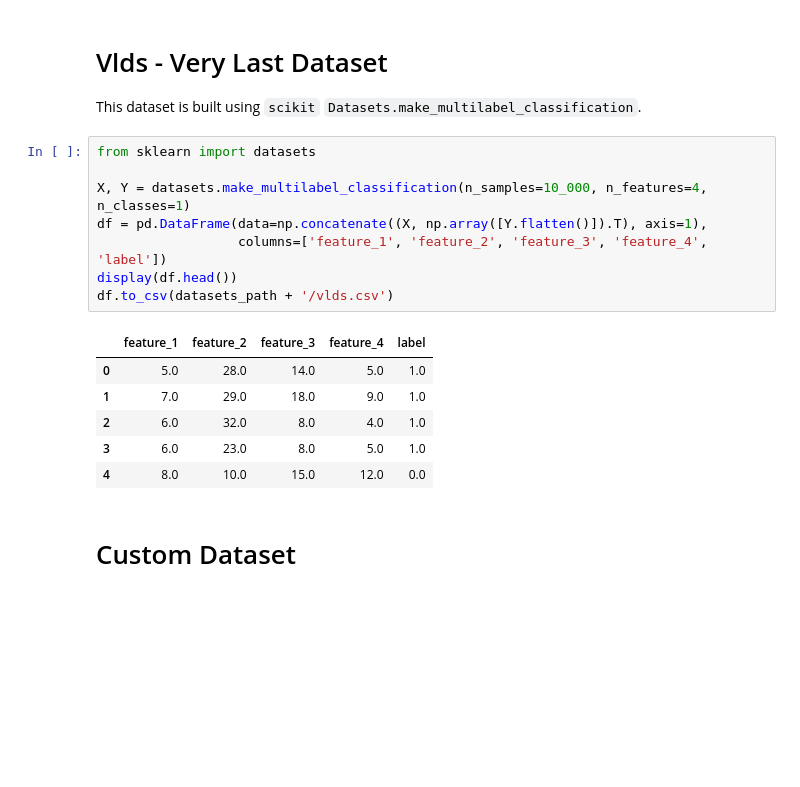
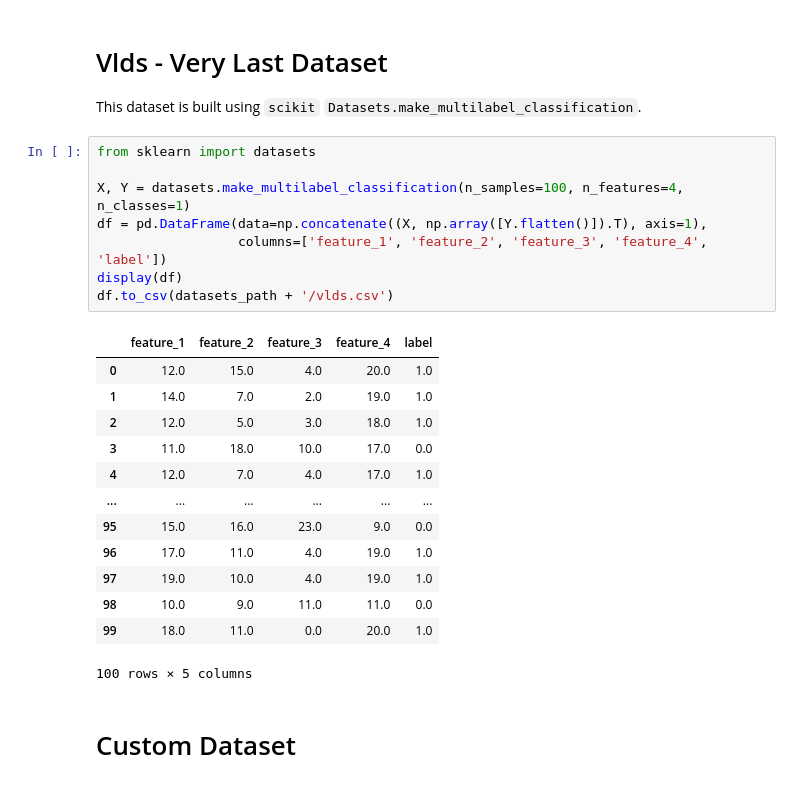
Before and after one commit to lukasbischof/qi-project, a Jupyter notebook: datasets.ipynb, the cells around one changed output. Drawn from its saved outputs; the diff is of its cells as text; blank space fills up the shorter version.

Commit message:
Update datasets

```diff
--- a/datasets.ipynb
+++ b/datasets.ipynb
@@ -138,18 +139,25 @@ This dataset is built using `scikit` `Datasets.make_multilabel_classification`.
 # %%
 from sklearn import datasets
 
-X, Y = datasets.make_multilabel_classification(n_samples=10_000, n_features=4, n_classes=1)
+X, Y = datasets.make_multilabel_classification(n_samples=100, n_features=4, n_classes=1)
 df = pd.DataFrame(data=np.concatenate((X, np.array([Y.flatten()]).T), axis=1),
                   columns=['feature_1', 'feature_2', 'feature_3', 'feature_4', 'label'])
-display(df.head())
+display(df)
 df.to_csv(datasets_path + '/vlds.csv')
 # %% [output]
 |  | feature_1 | feature_2 | feature_3 | feature_4 | label |
-| 0 | 5.0 | 28.0 | 14.0 | 5.0 | 1.0 |
-| 1 | 7.0 | 29.0 | 18.0 | 9.0 | 1.0 |
-| 2 | 6.0 | 32.0 | 8.0 | 4.0 | 1.0 |
-| 3 | 6.0 | 23.0 | 8.0 | 5.0 | 1.0 |
-| 4 | 8.0 | 10.0 | 15.0 | 12.0 | 0.0 |
+| 0 | 12.0 | 15.0 | 4.0 | 20.0 | 1.0 |
+| 1 | 14.0 | 7.0 | 2.0 | 19.0 | 1.0 |
+| 2 | 12.0 | 5.0 | 3.0 | 18.0 | 1.0 |
+| 3 | 11.0 | 18.0 | 10.0 | 17.0 | 0.0 |
+| 4 | 12.0 | 7.0 | 4.0 | 17.0 | 1.0 |
+| ... | ... | ... | ... | ... | ... |
+| 95 | 15.0 | 16.0 | 23.0 | 9.0 | 0.0 |
+| 96 | 17.0 | 11.0 | 4.0 | 19.0 | 1.0 |
+| 97 | 19.0 | 10.0 | 4.0 | 19.0 | 1.0 |
+| 98 | 10.0 | 9.0 | 11.0 | 11.0 | 0.0 |
+| 99 | 18.0 | 11.0 | 0.0 | 20.0 | 1.0 |
+100 rows × 5 columns
 # %% [markdown]
 # Custom Dataset
 # %%
```
Also changed, not shown: parts of 2 cells of this notebook, 3 other files.
